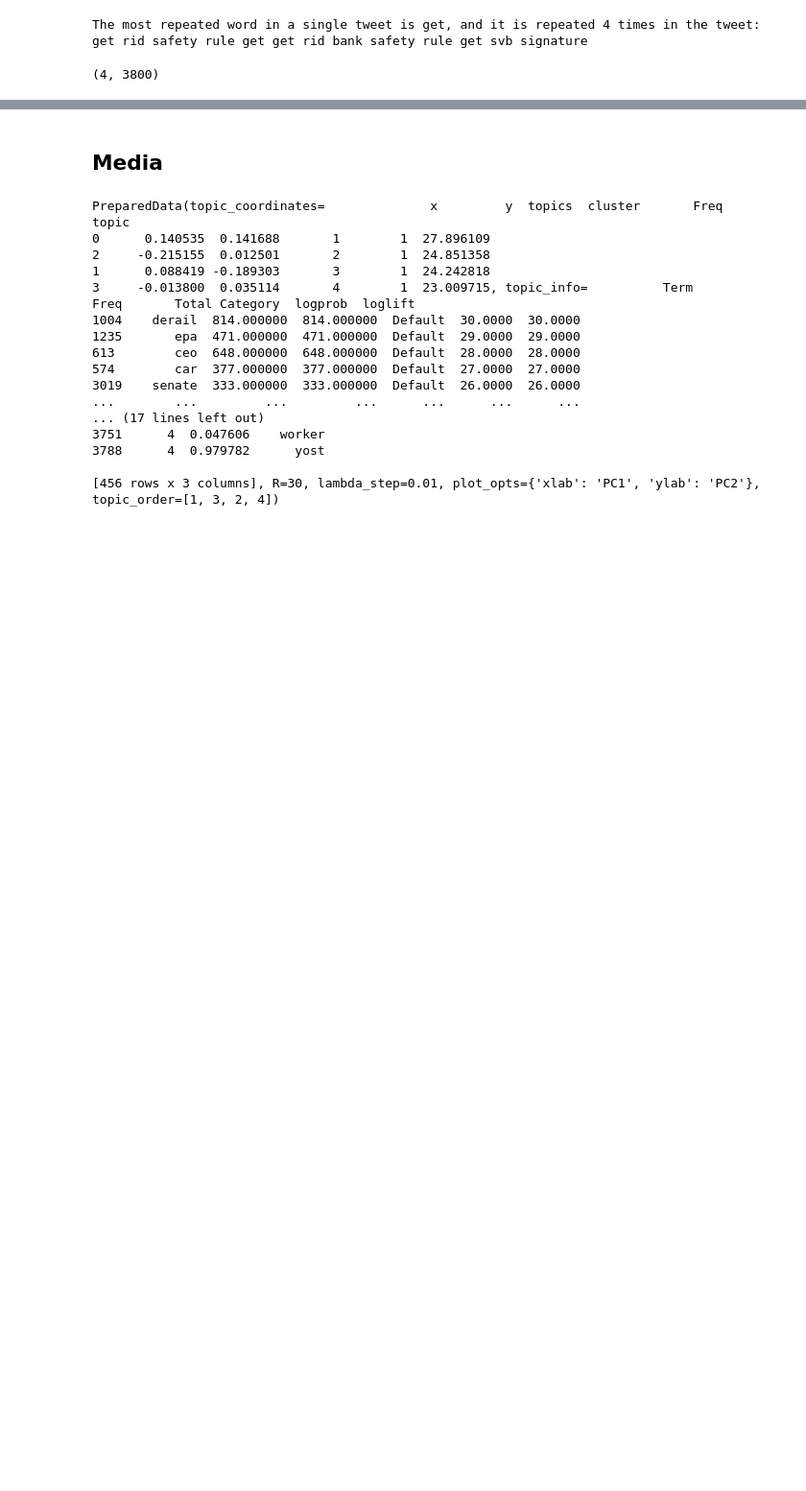
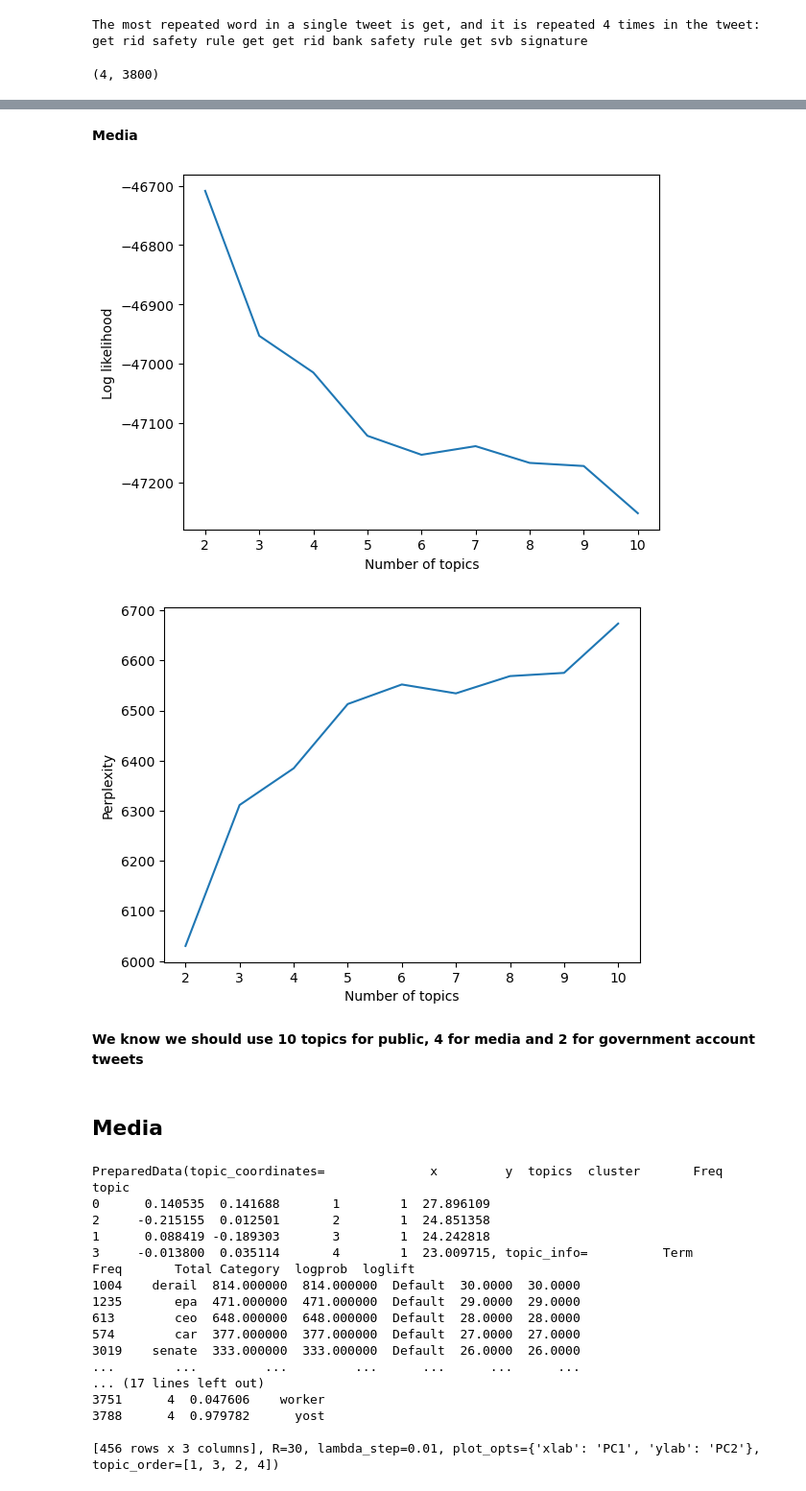
Before and after one commit to mahrukh-k/AI-Project, a Jupyter notebook: Sample_code/LDA_analysis.ipynb, the cells around one changed output, grey strips where cells are left out. Shown at 96% size. Drawn from its saved outputs; the diff is of its cells as text; code cells hidden in the pictures; blank space fills up the shorter version.

```diff
--- a/Sample_code/LDA_analysis.ipynb
+++ b/Sample_code/LDA_analysis.ipynb
@@ -411,3 +329,46 @@ topic_word.shape
+# %% [markdown]
+**Media**
+# %%
+# log likelihood and perplexity
+
+k = 10
+
+text = [i for i in data_govt.T_text]
+
+# Tokenize on bigrams
+trigram_tfvectorizer = CountVectorizer(tokenizer=lambda doc: nltk.ngrams(nltk.word_tokenize(doc.lower()),2))
+trigram_tf = trigram_tfvectorizer.fit_transform(text)
+
+loglikelihoods = []
+perplexities = []
+
+for k in range(2, k+1):
+    lda_model = LatentDirichletAllocation(n_components=k)
+    lda_model.fit(trigram_tf)
+    pipeline = make_pipeline(trigram_tfvectorizer, lda_model)
+    loglikelihood_people = lda_model.score(trigram_tf)
+    loglikelihoods.append(loglikelihood_people)
+    perplexity_people = lda_model.perplexity(trigram_tf)
+    perplexities.append(perplexity_people)
+
+# Plot
+plt.plot(range(2, k+1), loglikelihoods)
+plt.xlabel('Number of topics')
+plt.ylabel('Log likelihood')
+plt.xticks(range(2, k + 1))
+# plt.title('Coherence')
+plt.show()
+
+plt.plot(range(2, k+1), perplexities)
+plt.xlabel('Number of topics')
+plt.ylabel('Perplexity')
+plt.xticks(range(2, k + 1))
+plt.show()
+# %% [output]
+[figure, added]
+[figure, added]
+# %% [markdown]
+**We know we should use 10 topics for public, 4 for media and 2 for government account tweets**
 # %% [markdown]
 ## Media
 # %%
```
Also changed, not shown: parts of 45 cells of this notebook, 2 other files.
